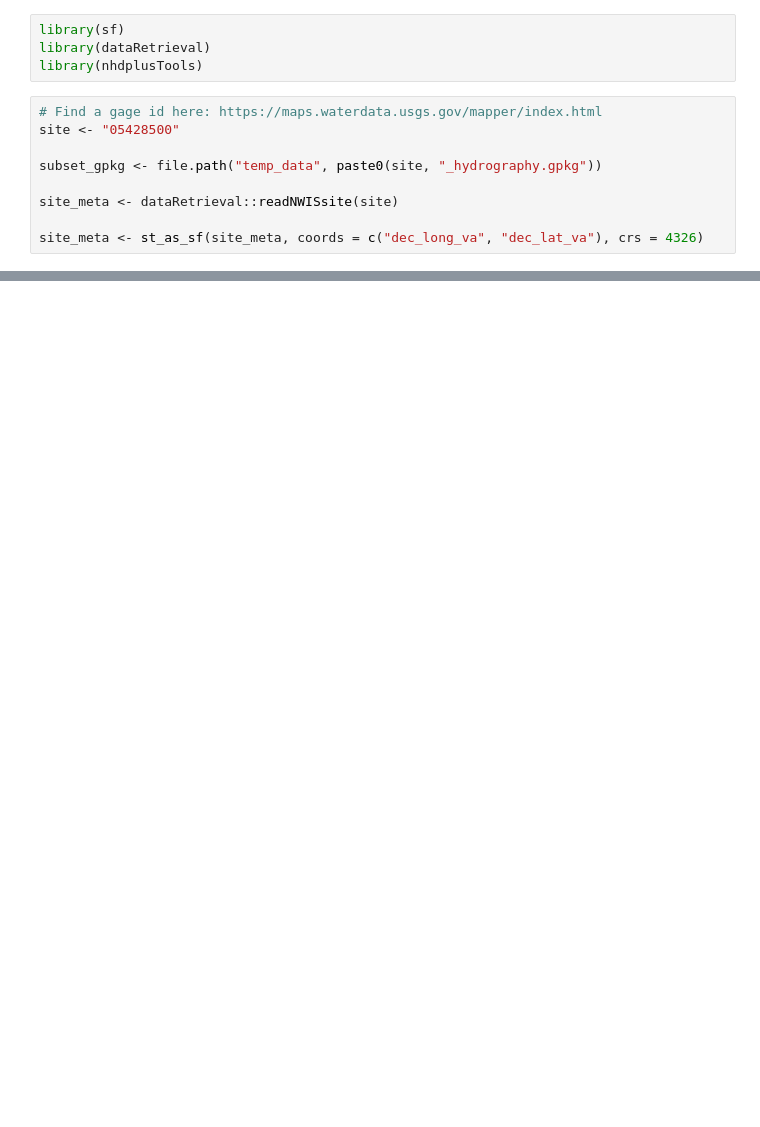
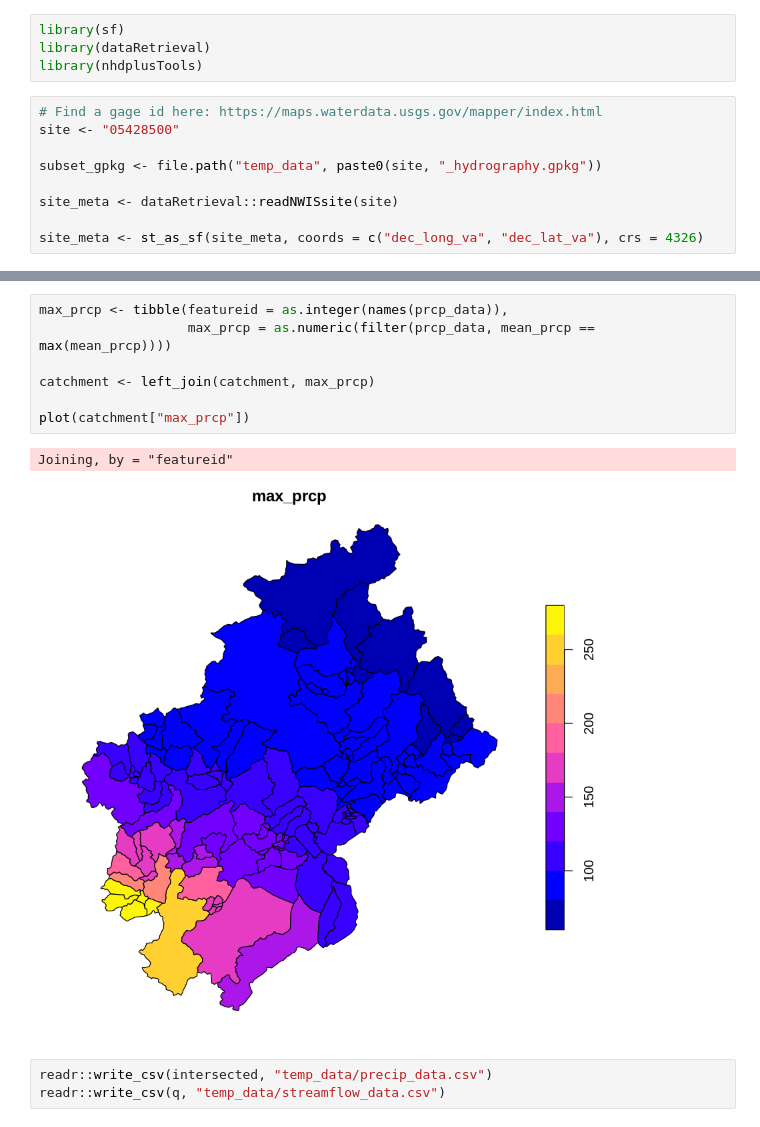
Before and after one commit to dblodgett-usgs/si_docker_jupyter_training, a Jupyter notebook: workspace/get_hydro_data.ipynb, the cells around one changed output, grey strips where cells are left out. Drawn from its saved outputs; the diff is of its cells as text; blank space fills up the shorter version.

```diff
--- a/workspace/get_hydro_data.ipynb
+++ b/workspace/get_hydro_data.ipynb
@@ -64,0 +135,13 @@ plot(q$dateTime, q$X_00060_00000, pch = ".")
+# %%
+max_prcp <- tibble(featureid = as.integer(names(prcp_data)),
+                   max_prcp = as.numeric(filter(prcp_data, mean_prcp == max(mean_prcp))))
+
+catchment <- left_join(catchment, max_prcp)
+
+plot(catchment["max_prcp"])
+# %% [output]
+Joining, by = "featureid"
+[figure, added]
+# %%
+readr::write_csv(intersected, "temp_data/precip_data.csv")
+readr::write_csv(q, "temp_data/streamflow_data.csv")
```
Also changed, not shown: parts of 9 cells of this notebook, 3 other files.
